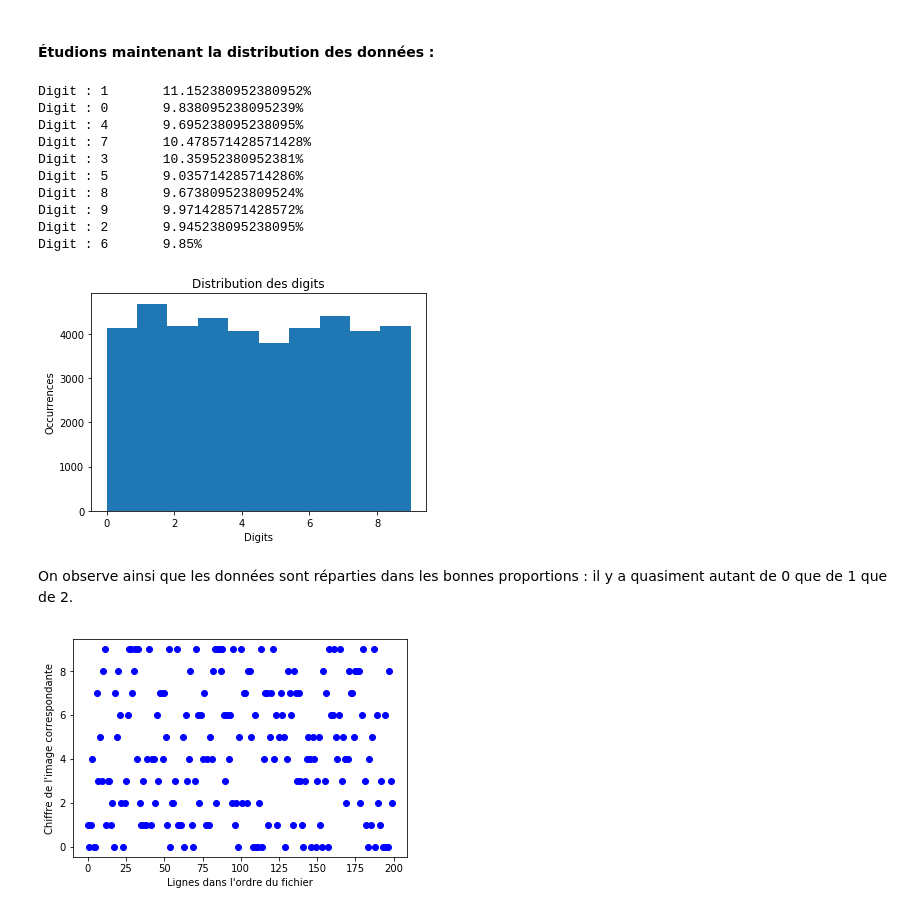
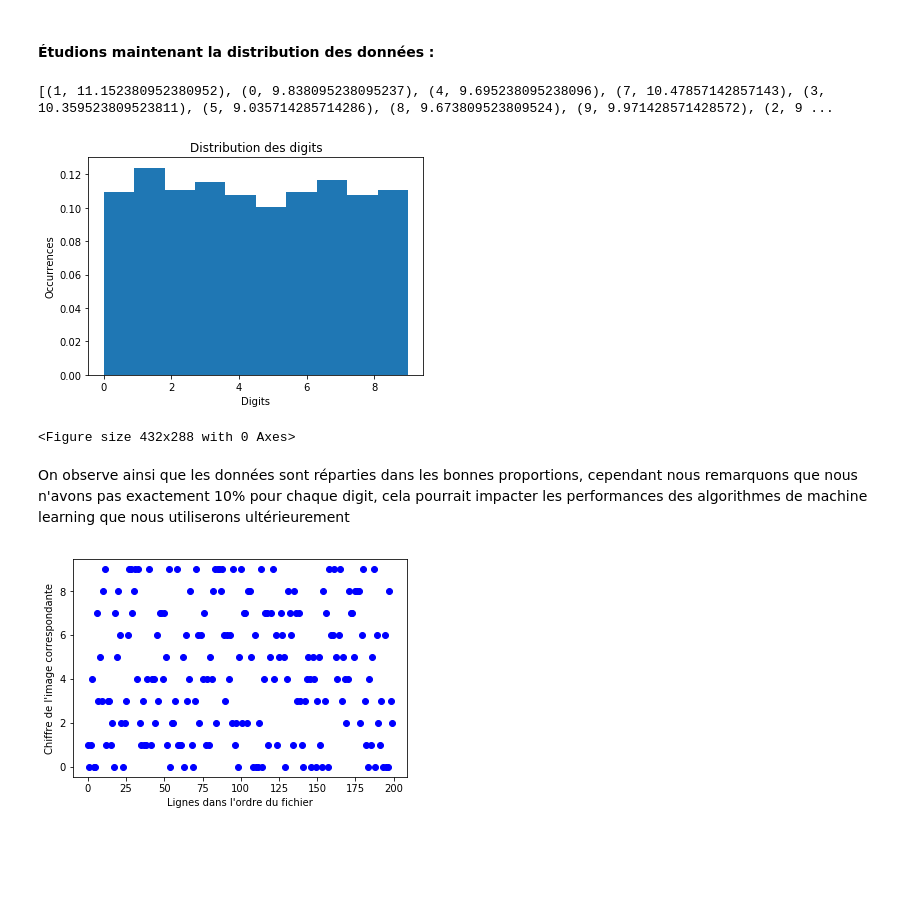
Before and after one commit to jnguyen1192/First-Kaggle-Notebook, a Jupyter notebook: kernel.ipynb, the cells around one changed output. Drawn from its saved outputs; the diff is of its cells as text; code cells hidden in the pictures; blank space fills up the shorter version.

```diff
--- a/kernel.ipynb
+++ b/kernel.ipynb
@@ -203,54 +195,23 @@ Enfin, on peut également observer que des colonnes ne possèdent que très peu
 ## I.d Analyse des données
 # %% [markdown]
 #### Étudions maintenant la distribution des données :
-# %%
-def getDigitDistribution(matrix):
-
-	dict = {}
-	numberOfLines = len(matrix)
-
-	for line in range(numberOfLines):
-		value = matrix[line][0]
-
-		if value in dict:
-			occurrences = dict[value]
-			occurrences += 1
-			dict[value] = occurrences
-
-		else:
-			dict[value] = 1
-
-	for value in dict:
-		occurrences = dict[value]
-		percentage = (occurrences * 100) / numberOfLines
-		dict[value] = percentage
-
-	return dict
-
-dict = getDigitDistribution(matrix)
-
-for i in dict:
-	print("Digit : " + str(i) + "\t" + str(dict[i]) + "%")
-
-plt.hist(Y, )
-plt.title("Distribution des digits")
-plt.xlabel("Digits")
-plt.ylabel("Occurrences")
-plt.show()
-# %% [output]
-Digit : 1       11.152380952380952%
-Digit : 0       9.838095238095239%
-Digit : 4       9.695238095238095%
-Digit : 7       10.478571428571428%
-Digit : 3       10.35952380952381%
-Digit : 5       9.035714285714286%
-Digit : 8       9.673809523809524%
-Digit : 9       9.971428571428572%
-Digit : 2       9.945238095238095%
-Digit : 6       9.85%
-[figure, removed]
-# %% [markdown]
-On observe ainsi que les données sont réparties dans les bonnes proportions : il y a quasiment autant de 0 que de 1 que de 2.
+# %%
+from collections import Counter
+c = Counter(Y)
+c = [(i, c[i] / len(Y) * 100.0) for i in c]
+print(c)
+plt.hist(Y, normed=True)
+plt.title("Distribution des digits")
+plt.xlabel("Digits")
+plt.ylabel("Occurrences")
+plt.show()
+plt.savefig('fooo.png')
+# %% [output]
+[(1, 11.152380952380952), (0, 9.838095238095237), (4, 9.695238095238096), (7, 10.47857142857143), (3, 10.359523809523811), (5, 9.035714285714286), (8, 9.673809523809524), (9, 9.971428571428572), (2, 9 ...
+[figure, added]
+<Figure size 432x288 with 0 Axes>
+# %% [markdown]
+On observe ainsi que les données sont réparties dans les bonnes proportions, cependant nous remarquons que nous n'avons pas exactement 10% pour chaque digit, cela pourrait impacter les performances des algorithmes de machine learning que nous utiliserons ultérieurement
 # %%
 def getDitributionAxes(matrix, numberOfLines):
 
```
Also changed, not shown: parts of 43 cells of this notebook.
